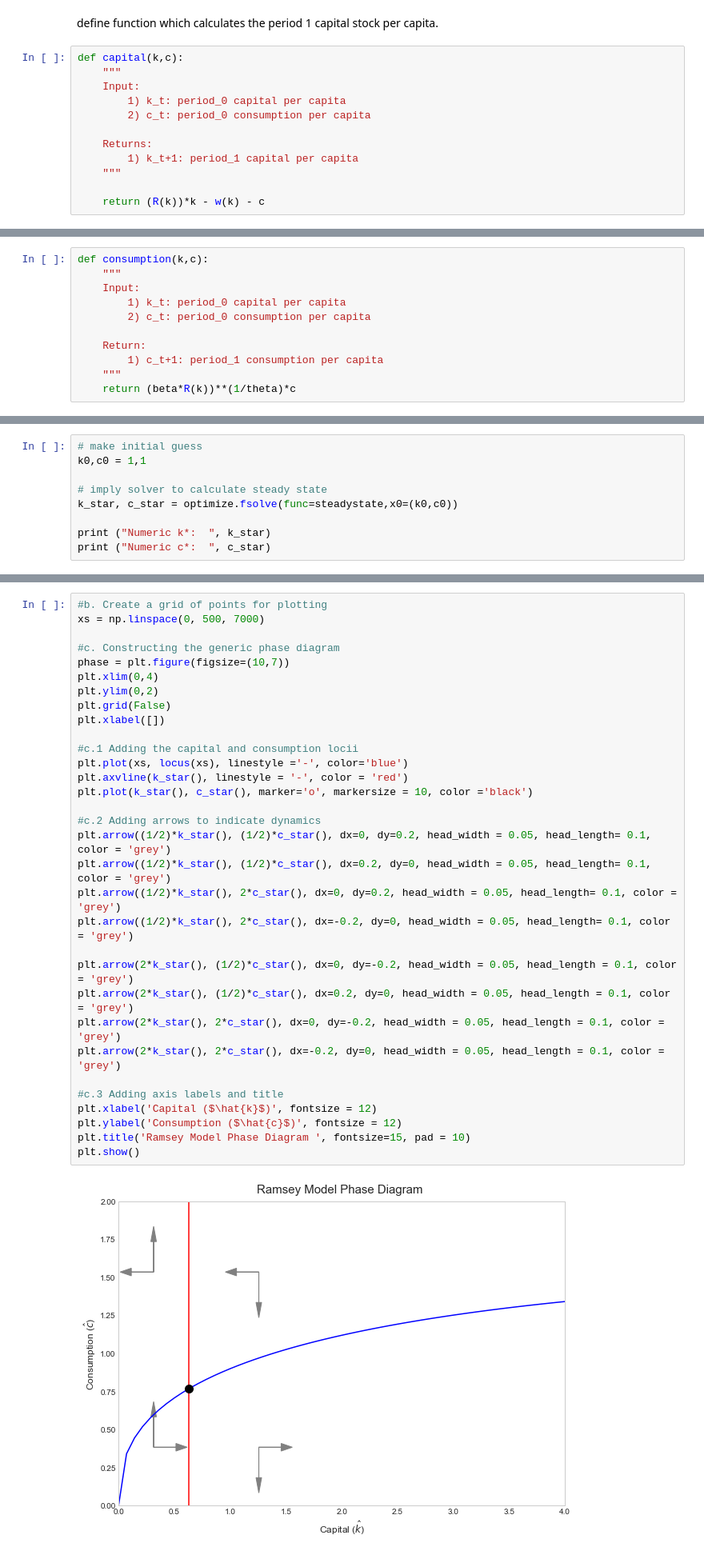
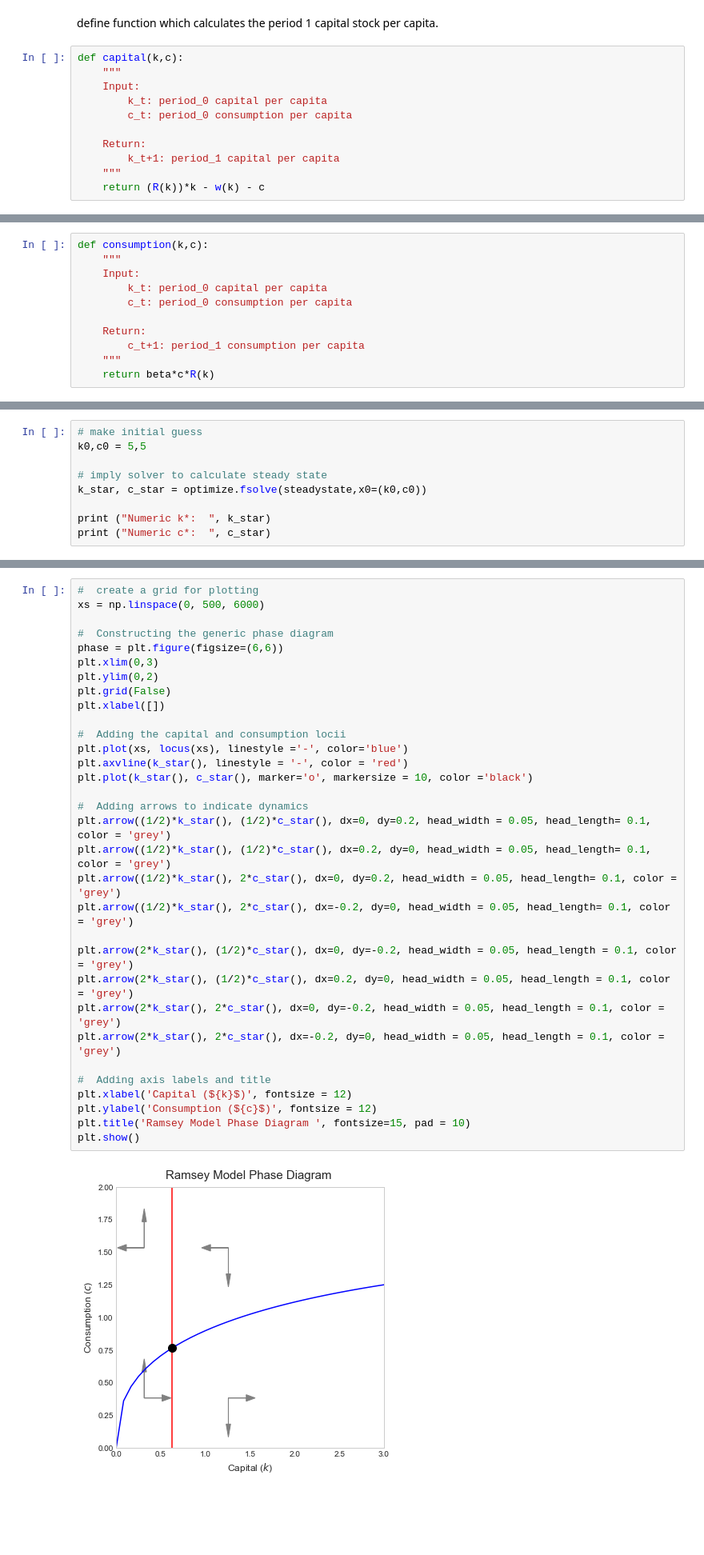
Before and after one commit to NumEconCopenhagen/projects-2020-group-999, a Jupyter notebook: modelproject/modelproject_new.ipynb, the cells around one changed output, grey strips where cells are left out. Shown at 80% size. Drawn from its saved outputs; the diff is of its cells as text; blank space fills up the shorter version.

```diff
--- a/modelproject/modelproject_new.ipynb
+++ b/modelproject/modelproject_new.ipynb
@@ -210,12 +230,11 @@ define function which calculates the period 1 capital stock per capita.
 def capital(k,c):
     """
     Input:
-        1) k_t: period_0 capital per capita
-        2) c_t: period_0 consumption per capita
+        k_t: period_0 capital per capita
+        c_t: period_0 consumption per capita
 
-    Returns:
-        1) k_t+1: period_1 capital per capita
+    Return:
+        k_t+1: period_1 capital per capita
     """
-
     return (R(k))*k - w(k) - c
 # %% [markdown]
@@ -224,11 +243,11 @@ define a function which calculates the next period consumption derived form eule
 def consumption(k,c):
     """
     Input:
-        1) k_t: period_0 capital per capita
-        2) c_t: period_0 consumption per capita
+        k_t: period_0 capital per capita
+        c_t: period_0 consumption per capita
 
     Return:
-        1) c_t+1: period_1 consumption per capita
+        c_t+1: period_1 consumption per capita
     """
-    return (beta*R(k))**(1/theta)*c
+    return beta*c*R(k)
 # %% [markdown]
@@ -252,10 +271,10 @@ def steadystate(x):
     return result
 # %%
 # make initial guess
-k0,c0 = 1,1
+k0,c0 = 5,5
 
 # imply solver to calculate steady state
-k_star, c_star = optimize.fsolve(func=steadystate,x0=(k0,c0))
+k_star, c_star = optimize.fsolve(steadystate,x0=(k0,c0))
 
 print ("Numeric k*:  ", k_star)
 print ("Numeric c*:  ", c_star)
@@ -285,39 +314,39 @@ Analytic c*: 0.7675887250317597
 def locus(k):
     return f(k) - delta*k
 # %%
-#b. Create a grid of points for plotting
-xs = np.linspace(0, 500, 7000)
+#  create a grid for plotting
+xs = np.linspace(0, 500, 6000)
 
-#c. Constructing the generic phase diagram
-phase = plt.figure(figsize=(10,7))
-plt.xlim(0,4)
+#  Constructing the generic phase diagram
+phase = plt.figure(figsize=(6,6))
+plt.xlim(0,3)
 plt.ylim(0,2)
 plt.grid(False)
 plt.xlabel([])
 
-#c.1 Adding the capital and consumption locii
+#  Adding the capital and consumption locii
 plt.plot(xs, locus(xs), linestyle ='-', color='blue')
 plt.axvline(k_star(), linestyle = '-', color = 'red')
 plt.plot(k_star(), c_star(), marker='o', markersize = 10, color ='black')
 
-#c.2 Adding arrows to indicate dynamics
+#  Adding arrows to indicate dynamics
 plt.arrow((1/2)*k_star(), (1/2)*c_star(), dx=0, dy=0.2, head_width = 0.05, head_length= 0.1, color = 'grey')
 plt.arrow((1/2)*k_star(), (1/2)*c_star(), dx=0.2, dy=0, head_width = 0.05, head_length= 0.1, color = 'grey')
 plt.arrow((1/2)*k_star(), 2*c_star(), dx=0, dy=0.2, head_width = 0.05, head_length= 0.1, color = 'grey')
 plt.arrow((1/2)*k_star(), 2*c_star(), dx=-0.2, dy=0, head_width = 0.05, head_length= 0.1, color = 'grey')
 
 plt.arrow(2*k_star(), (1/2)*c_star(), dx=0, dy=-0.2, head_width = 0.05, head_length = 0.1, color = 'grey')
 plt.arrow(2*k_star(), (1/2)*c_star(), dx=0.2, dy=0, head_width = 0.05, head_length = 0.1, color = 'grey')
 plt.arrow(2*k_star(), 2*c_star(), dx=0, dy=-0.2, head_width = 0.05, head_length = 0.1, color = 'grey')
 plt.arrow(2*k_star(), 2*c_star(), dx=-0.2, dy=0, head_width = 0.05, head_length = 0.1, color = 'grey')
 
-#c.3 Adding axis labels and title
-plt.xlabel('Capital ($\hat{k}$)', fontsize = 12)
-plt.ylabel('Consumption ($\hat{c}$)', fontsize = 12)
+#  Adding axis labels and title
+plt.xlabel('Capital (${k}$)', fontsize = 12)
+plt.ylabel('Consumption (${c}$)', fontsize = 12)
 plt.title('Ramsey Model Phase Diagram ', fontsize=15, pad = 10)
 plt.show()
 # %% [output]
-[figure, old version]
+[figure, new version]
 # %% [markdown]
 # Conclusion
 # %% [markdown]
```
Also changed, not shown: parts of 26 cells of this notebook, 2 other files.
